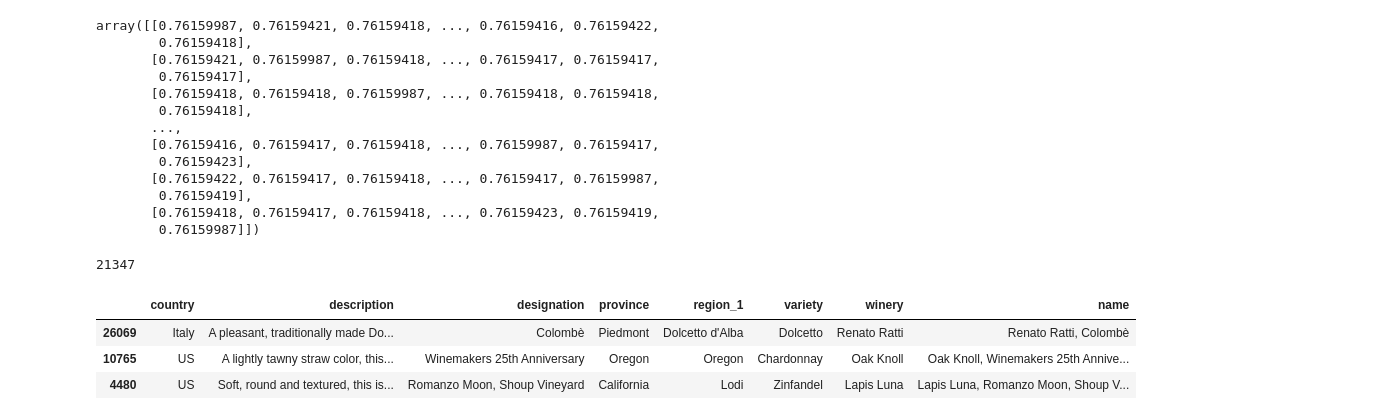
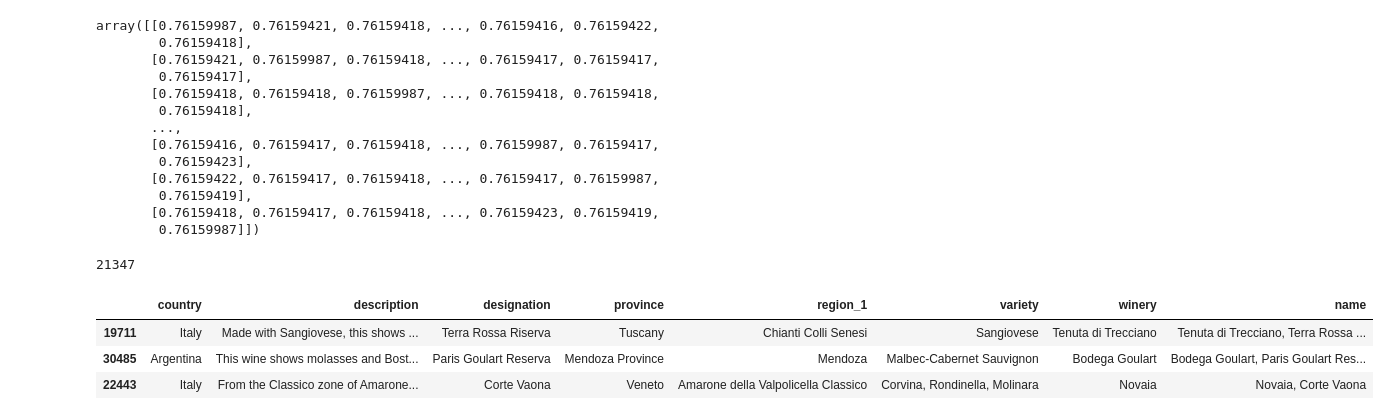
Before and after one commit to PatrikWagnerUK/Wine-Recommender-System, a Jupyter notebook: Wine.ipynb, the cells around one changed output. Drawn from its saved outputs; the diff is of its cells as text; code cells hidden in the pictures.

```diff
--- a/Wine.ipynb
+++ b/Wine.ipynb
@@ -298,9 +298,9 @@ def recommend_wine(name, sig_kern=sig_kern):
     position = [i[0] for i in sigmoid_score]
     return predictors.iloc[position]
 # %%
-recommend_wine('Sobon Estate, Fiddletown')
+recommend_wine('Castelli del Grevepesa, Riserva Castelgreve')
 # %% [output]
 |  | country | description | designation | province | region_1 | variety | winery | name |
-| 26069 | Italy | A pleasant, traditionally made Do... | Colombè | Piedmont | Dolcetto d'Alba | Dolcetto | Renato Ratti | Renato Ratti, Colombè |
-| 10765 | US | A lightly tawny straw color, this... | Winemakers 25th Anniversary | Oregon | Oregon | Chardonnay | Oak Knoll | Oak Knoll, Winemakers 25th Annive... |
-| 4480 | US | Soft, round and textured, this is... | Romanzo Moon, Shoup Vineyard | California | Lodi | Zinfandel | Lapis Luna | Lapis Luna, Romanzo Moon, Shoup V... |
+| 19711 | Italy | Made with Sangiovese, this shows ... | Terra Rossa Riserva | Tuscany | Chianti Colli Senesi | Sangiovese | Tenuta di Trecciano | Tenuta di Trecciano, Terra Rossa ... |
+| 30485 | Argentina | This wine shows molasses and Bost... | Paris Goulart Reserva | Mendoza Province | Mendoza | Malbec-Cabernet Sauvignon | Bodega Goulart | Bodega Goulart, Paris Goulart Res... |
+| 22443 | Italy | From the Classico zone of Amarone... | Corte Vaona | Veneto | Amarone della Valpolicella Classico | Corvina, Rondinella, Molinara | Novaia | Novaia, Corte Vaona |
```
Also changed, not shown: parts of 11 cells of this notebook, 1 other file.
